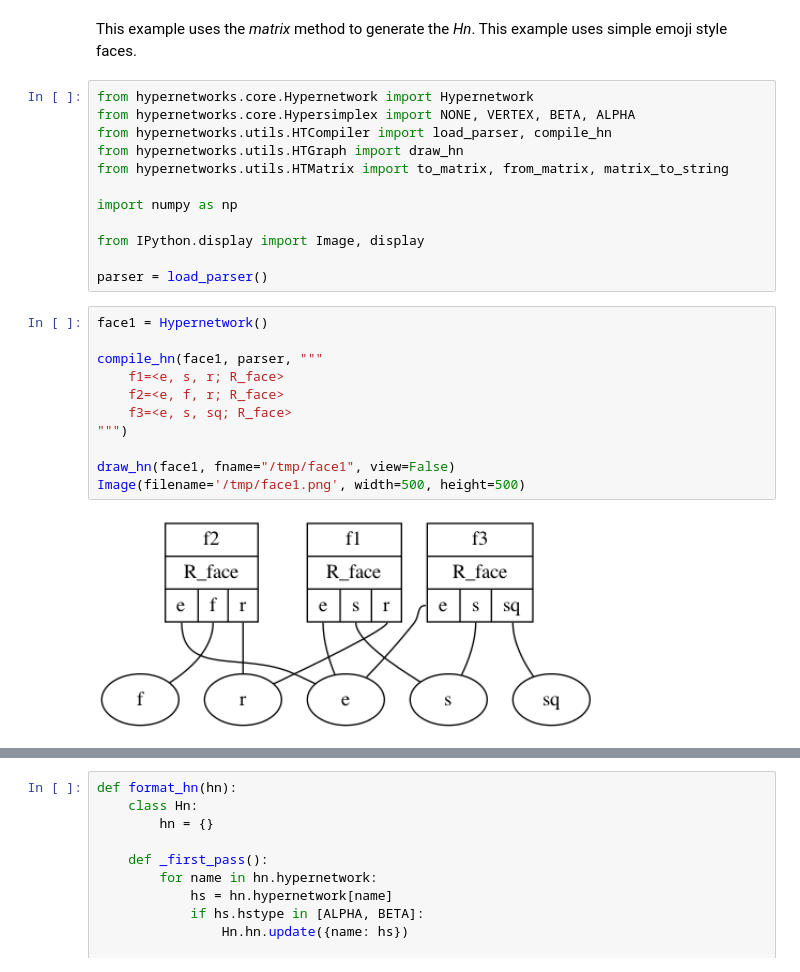
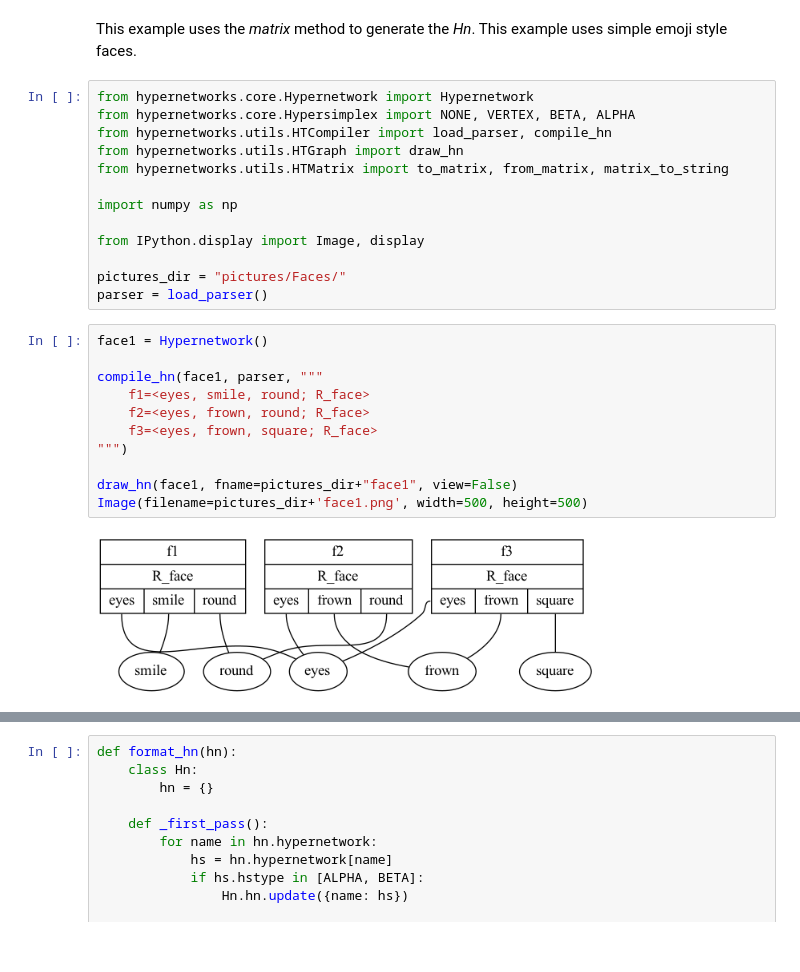
Before and after one commit to rdchar/Hora, a Jupyter notebook: examples/Faces.ipynb, the cells around one changed output, grey strips where cells are left out. Saved outputs shown, nothing was run; the diff lists cells and outputs as text.

```diff
--- a/examples/Faces.ipynb
+++ b/examples/Faces.ipynb
@@ -11,17 +11,18 @@ import numpy as np
 
 from IPython.display import Image, display
 
+pictures_dir = "pictures/Faces/"
 parser = load_parser()
 # %%
 face1 = Hypernetwork()
 
 compile_hn(face1, parser, """
-    f1=<e, s, r; R_face>
-    f2=<e, f, r; R_face>
-    f3=<e, s, sq; R_face>
+    f1=<eyes, smile, round; R_face>
+    f2=<eyes, frown, round; R_face>
+    f3=<eyes, frown, square; R_face>
 """)
 
-draw_hn(face1, fname="/tmp/face1", view=False)
-Image(filename='/tmp/face1.png', width=500, height=500)
+draw_hn(face1, fname=pictures_dir+"face1", view=False)
+Image(filename=pictures_dir+'face1.png', width=500, height=500)
 # %% [output]
-[figure, old version]
+[figure, new version]
```
Also changed, not shown: parts of 7 cells of this notebook, 26 other files.
